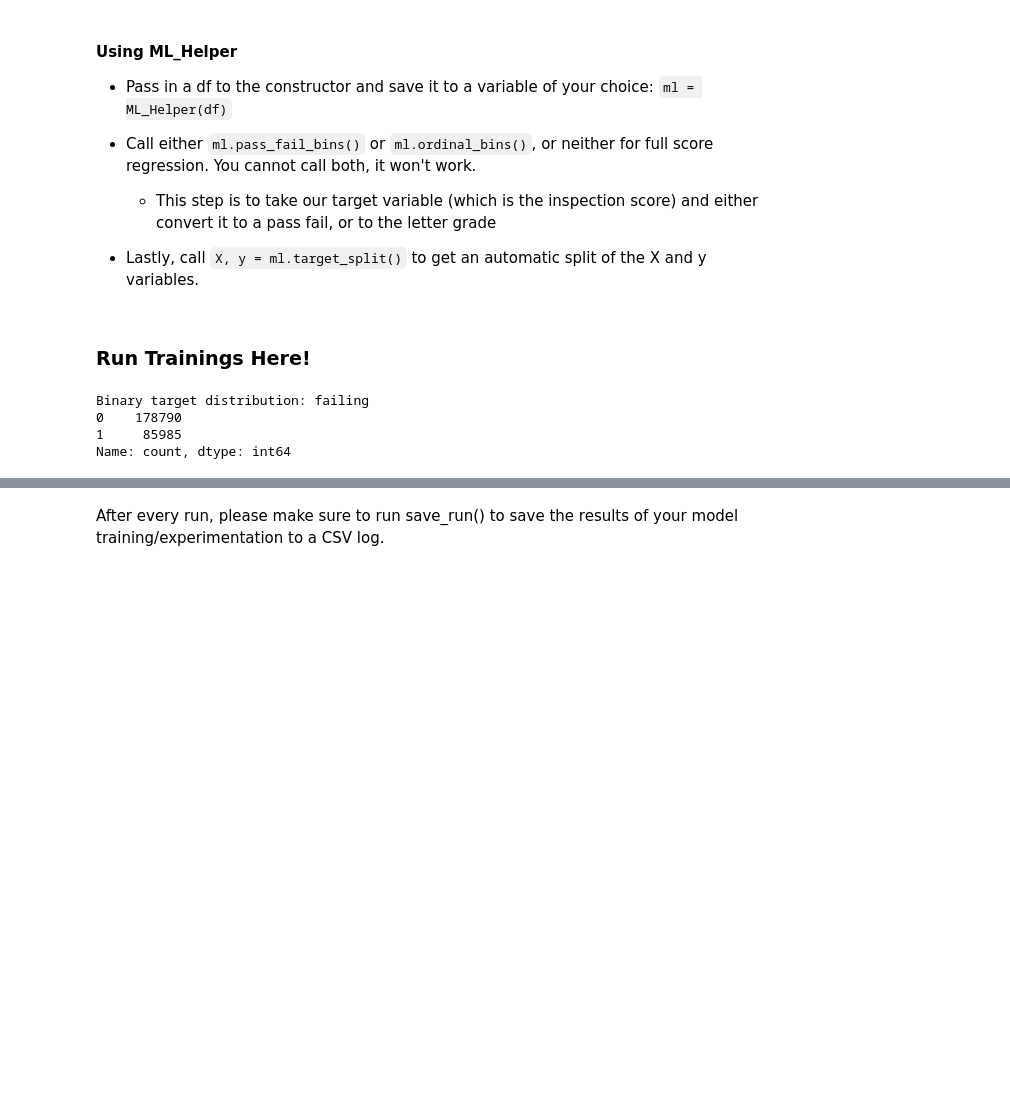
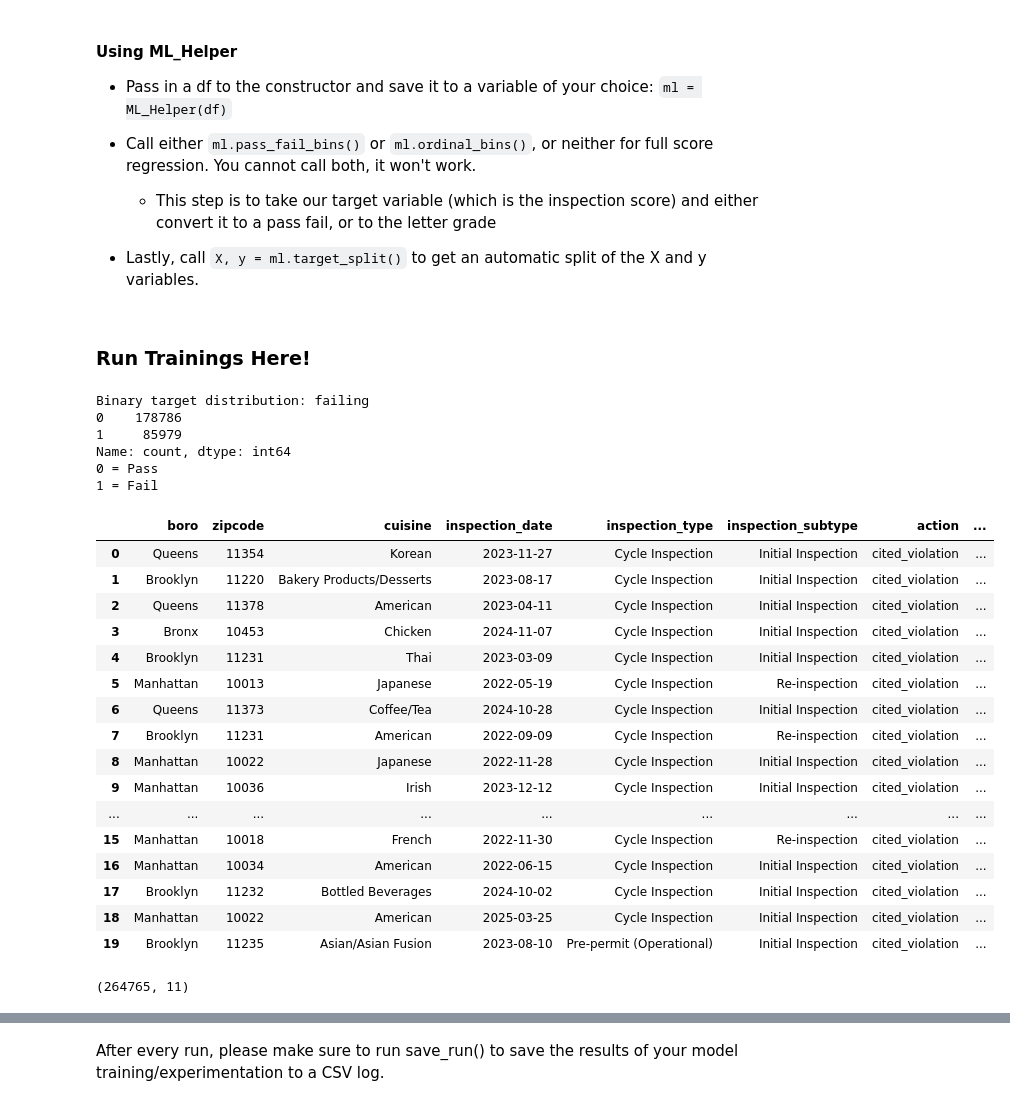
Before and after one commit to Neelka96/CurryExpansion, a Jupyter notebook: ML_Training_In_Class/Manny/ml_training.ipynb, the cells around one changed output, grey strips where cells are left out. Cells and saved outputs as stored; diff of their text form; code cells hidden in the pictures; blank space fills up the shorter version.

```diff
--- a/ML_Training_In_Class/Manny/ml_training.ipynb
+++ b/ML_Training_In_Class/Manny/ml_training.ipynb
@@ -25,7 +25,7 @@ import mord
 path = Path('../../spatial_cleaned_inspections.csv')
 df = pd.read_csv(path)
 
-df.drop(columns = ['latitude', 'longitude'], inplace = True)
+df.drop(columns = ['camis', 'latitude', 'longitude'], inplace = True)
 # %% [markdown]
 ### Modeling Notes:
 # %% [markdown]
@@ -219,13 +218,41 @@ class Log_Training:
 # %%
 # Binary Model
 
-binary_helper = ML_Helper(df)
-binary_helper.pass_fail_bins()
-binary_X, binary_y = binary_helper.target_split()
+helper = ML_Helper(df)
+helper.pass_fail_bins()
+X, y = helper.target_split()
 
-print (f"Binary target distribution: {binary_y.value_counts()}")
+print (f"Binary target distribution: {y.value_counts()}")
+
+print('0 = Pass \n1 = Fail')
 # %% [output]
 Binary target distribution: failing
-0    178790
-1     85985
+0    178786
+1     85979
 Name: count, dtype: int64
+0 = Pass
+1 = Fail
+# %%
+X.head(20)
+# %% [output]
+|  | boro | zipcode | cuisine | inspection_date | inspection_type | inspection_subtype | action | ... |
+| 0 | Queens | 11354 | Korean | 2023-11-27 | Cycle Inspection | Initial Inspection | cited_violation | ... |
+| 1 | Brooklyn | 11220 | Bakery Products/Desserts | 2023-08-17 | Cycle Inspection | Initial Inspection | cited_violation | ... |
+| 2 | Queens | 11378 | American | 2023-04-11 | Cycle Inspection | Initial Inspection | cited_violation | ... |
+| 3 | Bronx | 10453 | Chicken | 2024-11-07 | Cycle Inspection | Initial Inspection | cited_violation | ... |
+| 4 | Brooklyn | 11231 | Thai | 2023-03-09 | Cycle Inspection | Initial Inspection | cited_violation | ... |
+| 5 | Manhattan | 10013 | Japanese | 2022-05-19 | Cycle Inspection | Re-inspection | cited_violation | ... |
+| 6 | Queens | 11373 | Coffee/Tea | 2024-10-28 | Cycle Inspection | Initial Inspection | cited_violation | ... |
+| 7 | Brooklyn | 11231 | American | 2022-09-09 | Cycle Inspection | Re-inspection | cited_violation | ... |
+| 8 | Manhattan | 10022 | Japanese | 2022-11-28 | Cycle Inspection | Initial Inspection | cited_violation | ... |
+| 9 | Manhattan | 10036 | Irish | 2023-12-12 | Cycle Inspection | Initial Inspection | cited_violation | ... |
+| ... | ... | ... | ... | ... | ... | ... | ... | ... |
+| 15 | Manhattan | 10018 | French | 2022-11-30 | Cycle Inspection | Re-inspection | cited_violation | ... |
+| 16 | Manhattan | 10034 | American | 2022-06-15 | Cycle Inspection | Initial Inspection | cited_violation | ... |
+| 17 | Brooklyn | 11232 | Bottled Beverages | 2024-10-02 | Cycle Inspection | Initial Inspection | cited_violation | ... |
+| 18 | Manhattan | 10022 | American | 2025-03-25 | Cycle Inspection | Initial Inspection | cited_violation | ... |
+| 19 | Brooklyn | 11235 | Asian/Asian Fusion | 2023-08-10 | Pre-permit (Operational) | Initial Inspection | cited_violation | ... |
+# %%
+X.shape
+# %% [output]
+(264765, 11)
```
Also changed, not shown: parts of 44 cells of this notebook.
